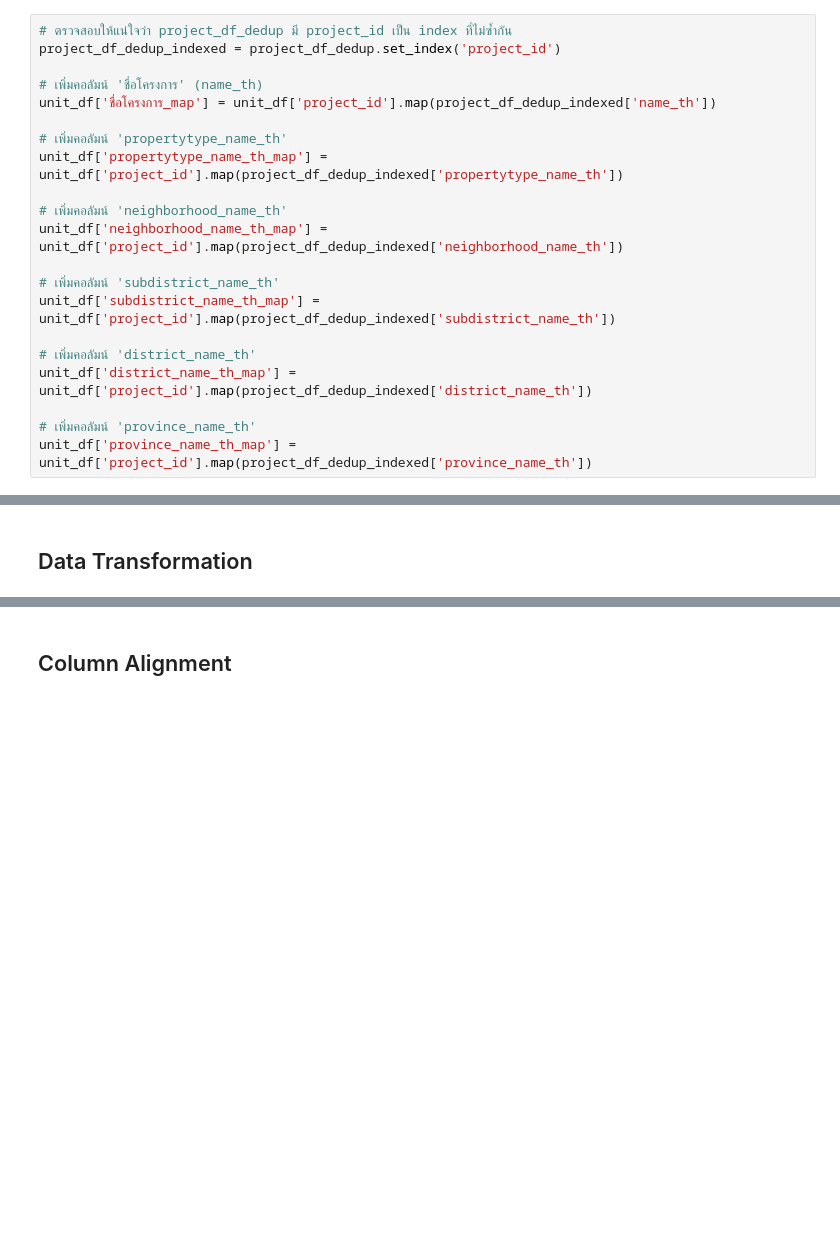
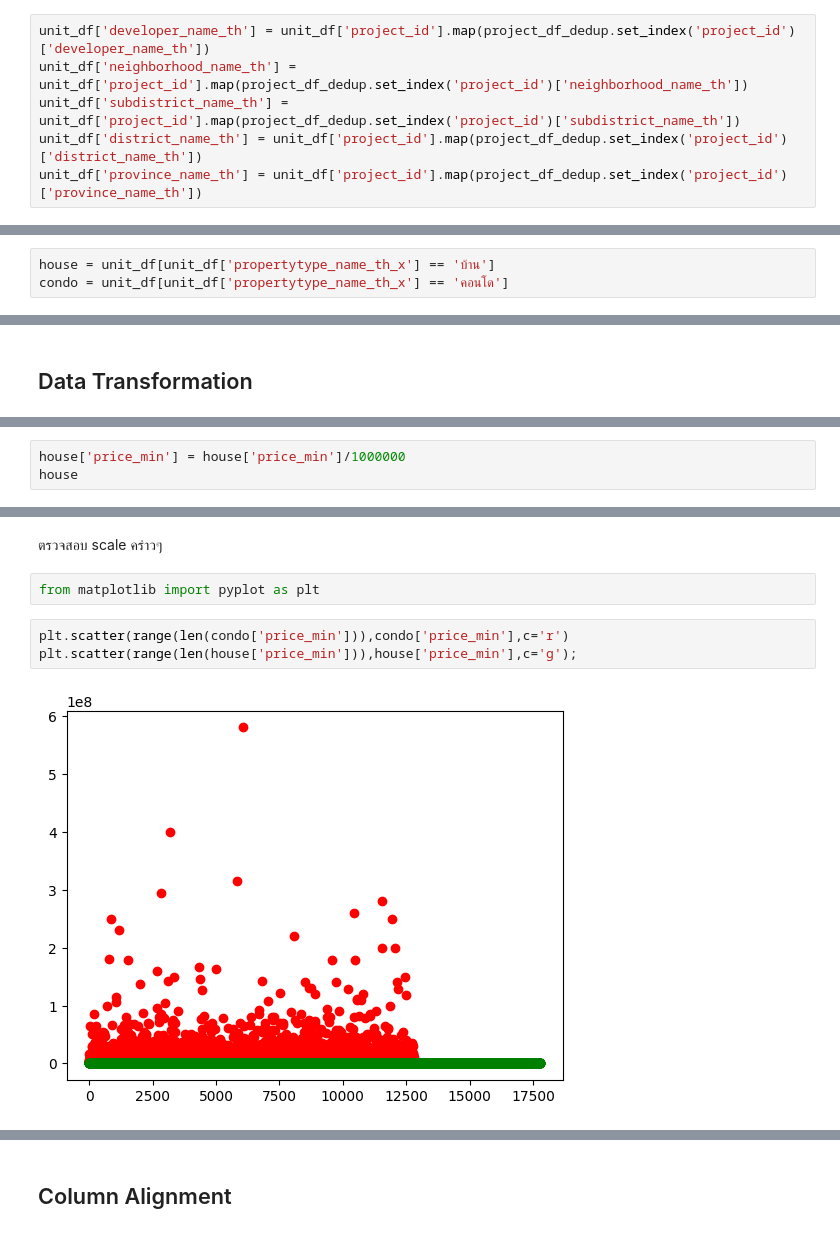
Before and after one commit to Konwalai1111/BSC_DPDM2025, a Jupyter notebook: Ch3_Data_Preprocessing.ipynb, the cells around one changed output, grey strips where cells are left out. Saved outputs shown, nothing was run; the diff lists cells and outputs as text; blank space fills up the shorter version.

```diff
--- a/Ch3_Data_Preprocessing.ipynb
+++ b/Ch3_Data_Preprocessing.ipynb
@@ -610,24 +608,9 @@ dtype: object
-# %%
-# ตรวจสอบให้แน่ใจว่า project_df_dedup มี project_id เป็น index ที่ไม่ซ้ำกัน
-project_df_dedup_indexed = project_df_dedup.set_index('project_id')
-
-# เพิ่มคอลัมน์ 'ชื่อโครงการ' (name_th)
-unit_df['ชื่อโครงการ_map'] = unit_df['project_id'].map(project_df_dedup_indexed['name_th'])
-
-# เพิ่มคอลัมน์ 'propertytype_name_th'
-unit_df['propertytype_name_th_map'] = unit_df['project_id'].map(project_df_dedup_indexed['propertytype_name_th'])
-
-# เพิ่มคอลัมน์ 'neighborhood_name_th'
-unit_df['neighborhood_name_th_map'] = unit_df['project_id'].map(project_df_dedup_indexed['neighborhood_name_th'])
-
-# เพิ่มคอลัมน์ 'subdistrict_name_th'
-unit_df['subdistrict_name_th_map'] = unit_df['project_id'].map(project_df_dedup_indexed['subdistrict_name_th'])
-
-# เพิ่มคอลัมน์ 'district_name_th'
-unit_df['district_name_th_map'] = unit_df['project_id'].map(project_df_dedup_indexed['district_name_th'])
-
-# เพิ่มคอลัมน์ 'province_name_th'
-unit_df['province_name_th_map'] = unit_df['project_id'].map(project_df_dedup_indexed['province_name_th'])
+# %%
+unit_df['developer_name_th'] = unit_df['project_id'].map(project_df_dedup.set_index('project_id')['developer_name_th'])
+unit_df['neighborhood_name_th'] = unit_df['project_id'].map(project_df_dedup.set_index('project_id')['neighborhood_name_th'])
+unit_df['subdistrict_name_th'] = unit_df['project_id'].map(project_df_dedup.set_index('project_id')['subdistrict_name_th'])
+unit_df['district_name_th'] = unit_df['project_id'].map(project_df_dedup.set_index('project_id')['district_name_th'])
+unit_df['province_name_th'] = unit_df['project_id'].map(project_df_dedup.set_index('project_id')['province_name_th'])
 # %%
 print(unit_df.columns)
 # %% [output]
@@ -657,0 +671,3 @@ display(unit_df.head())
+# %%
+house = unit_df[unit_df['propertytype_name_th_x'] == 'บ้าน']
+condo = unit_df[unit_df['propertytype_name_th_x'] == 'คอนโด']
@@ -659,0 +695,3 @@ display(unit_df.head())
+# %%
+house['price_min'] = house['price_min']/1000000
+house
@@ -659,0 +717,9 @@ display(unit_df.head())
+# %% [markdown]
+ตรวจสอบ scale คร่าวๆ
+# %%
+from matplotlib import pyplot as plt
+# %%
+plt.scatter(range(len(condo['price_min'])),condo['price_min'],c='r')
+plt.scatter(range(len(house['price_min'])),house['price_min'],c='g');
+# %% [output]
+[figure, added]
```
Also changed, not shown: parts of 31 cells of this notebook.
